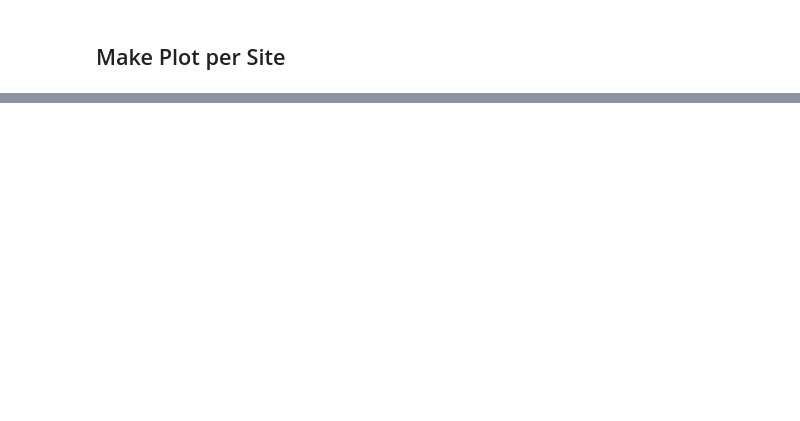
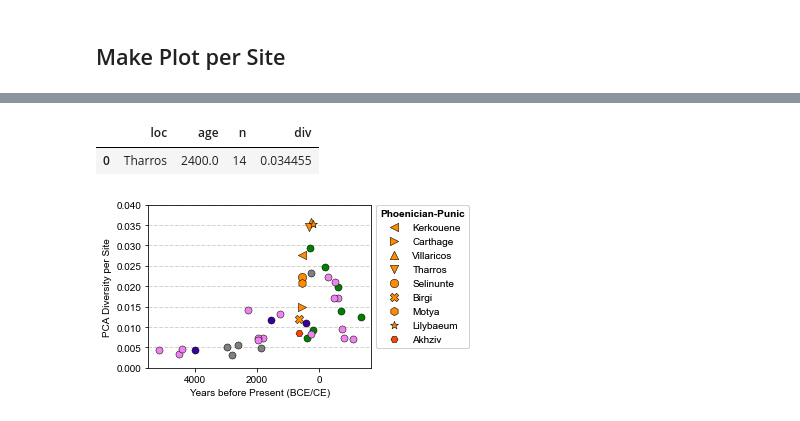
Before and after one commit to hringbauer/punic_aDNA, a Jupyter notebook: notebooks/figs/plot_y_div.ipynb, the cells around one changed output, grey strips where cells are left out. Saved outputs shown, nothing was run; the diff lists cells and outputs as text; code cells hidden in the pictures; blank space fills up the shorter version.

```diff
--- a/notebooks/figs/plot_y_div.ipynb
+++ b/notebooks/figs/plot_y_div.ipynb
@@ -48,8 +49,8 @@ CPU Count: 28
 ### Helper Functions
 # %%
 def filter_df_age(df, age_delta = 300, output=False):
-    """Takes Dataframe as Input, and filters to samples within age_delta of median age.
-    Return Dataframe and medium Age"""
+    """Takes Dataframe df as Input, and filters to samples within age_delta of median age.
+    Return filtered Dataframe and medium Age"""
     age_med = np.median(df["age"])
     idx = (df["age"]< age_med + age_delta) & (df["age"] > age_med - age_delta)
     df = df[idx].copy().reset_index(drop=False)
@@ -79,8 +80,6 @@ def create_ydiv_df(df, sites=[], col_loc="loc",
 
     for s in sites:
         df_t = df[df[col_loc]==s]
-
-        ### Test Data Set
         df_t, age = filter_df_age(df_t, age_delta=age_delta)
         m = len(df_t)
 
@@ -473,0 +604,12 @@ dft
+# %%
+min_n = 10 # In Prep the Cutoff is at 10
+df_pca_it = get_pca_div_region(df_anc_pca, ["Italy"], min_n=min_n)
+df_pca_fr = get_pca_div_region(df_anc_pca, ["France", "Germany", "Austria"], min_n=min_n)
+df_pca_ib = get_pca_div_region(df_anc_pca, ["Spain", "Portugal"], min_n=min_n)
+df_pca_lev = get_pca_div_region(df_anc_pca, ["Israel", "Lebanon"], min_n=min_n)
+
+df_pca_pun = create_pca_div_df(df_p_pca,  col_loc='location', min_n=7,
+                               sites=["Kerkouene", "Tharros",  "Selinunte", "Birgi", "Motya", "Lilybaeum",
+                                      'Villaricos', "Carthage"]) #Eivissa missing bc not one site
+
+df_pca_ph = create_pca_div_df(df_p_pca,  col_loc='location', min_n=7, sites=["Akhziv"])
@@ -473,0 +618,12 @@ dft
+# %%
+sites=["Kerkouene", "Carthage", 'Villaricos', "Tharros",  "Selinunte", "Birgi", "Motya", "Lilybaeum"]
+dfpk1, dfpc1, dfpv1, dfpt1, dfps1, dfpb1, dfpm1, dfpl1 = [create_pca_div_df(df_p_pca, [s], age_delta=500,
+                                                                            min_n=7, col_loc="location") for s in sites]
+df_pca_ph = create_pca_div_df(df_p_pca, sites=["Akhziv"], col_loc="location", min_n=7)
+set_age_ydiv_df(dfpc1, site='Carthage', age=2300)
+set_age_ydiv_df(dfpt1, site='Tharros', age=2400)
+# %%
+dfpt1
+# %% [output]
+|  | loc | age | n | div |
+| 0 | Tharros | 2400.0 | 14 | 0.034455 |
@@ -473,0 +680,4 @@ dft
+# %%
+plot_pca_div_panel()
+# %% [output]
+[figure, added]
```
Also changed, not shown: parts of 35 cells of this notebook, 1 other file.
